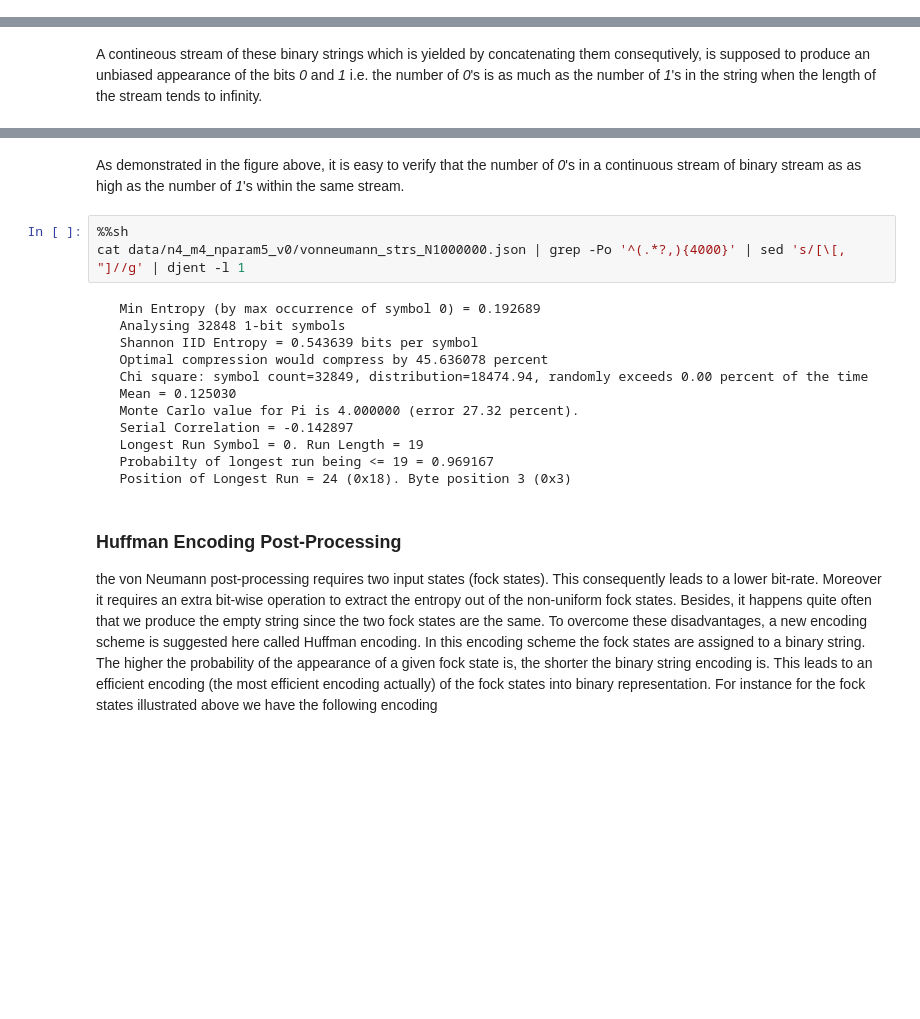
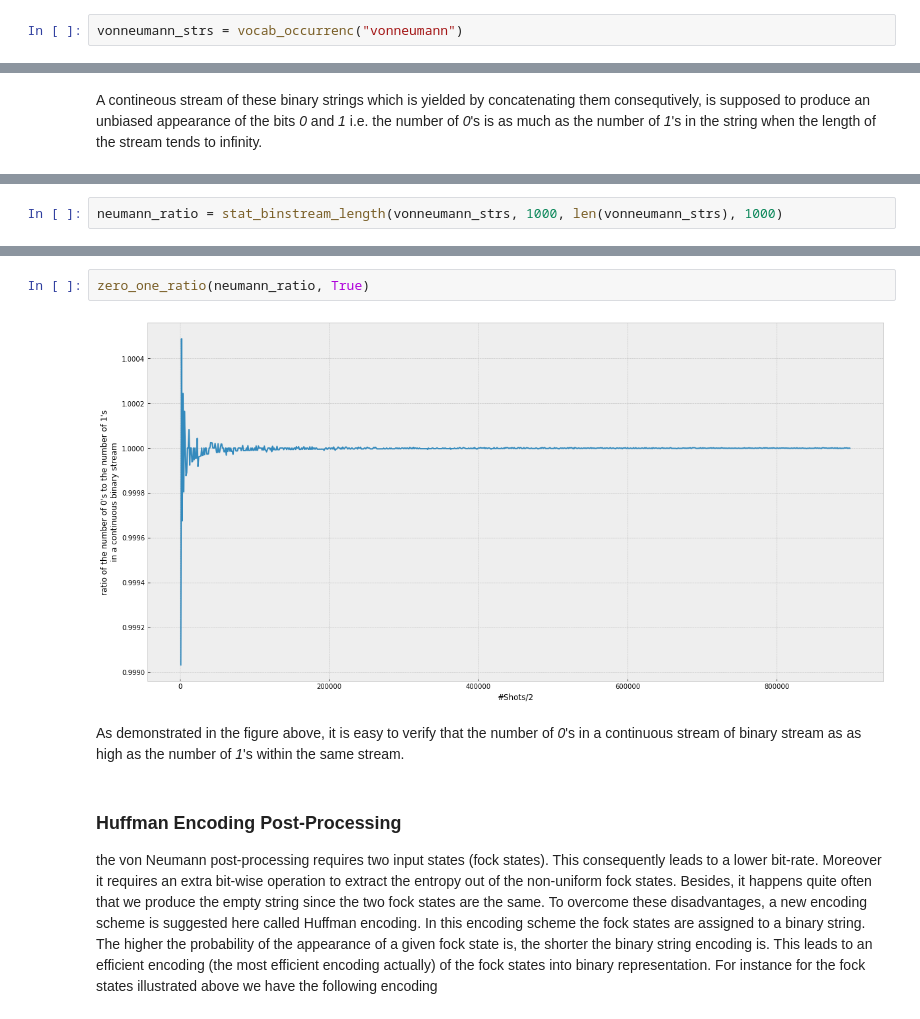
Before and after one commit to ymardoukhi/Random-number-generation-using-boson-sampling---ORCA-Computing, a Jupyter notebook: analysis.ipynb, the cells around one changed output, grey strips where cells are left out. Saved outputs shown, nothing was run; the diff lists cells and outputs as text; blank space fills up the shorter version.

Commit message:
permutation analysis added

```diff
--- a/analysis.ipynb
+++ b/analysis.ipynb
@@ -60,0 +84,2 @@ plt.xticks(rotation=90);
+# %%
+vonneumann_strs = vocab_occurrenc("vonneumann")
@@ -82,0 +90,2 @@ plt.xlabel("#Shots/2");
+# %%
+neumann_ratio = stat_binstream_length(vonneumann_strs, 1000, len(vonneumann_strs), 1000)
@@ -83,20 +101,9 @@ plt.xlabel("#Shots/2");
+# %%
+zero_one_ratio(neumann_ratio, True)
+# %% [output]
+[figure, added]
 # %% [markdown]
 As demonstrated in the figure above, it is easy to verify that the number of _0_'s in a continuous stream of binary stream as as high as the number of _1_'s within the same stream.
-# %%
-%%sh
-cat data/n4_m4_nparam5_v0/vonneumann_strs_N1000000.json | grep -Po '^(.*?,){4000}' | sed 's/[\[, "]//g' | djent -l 1
-# %% [output]
-   Min Entropy (by max occurrence of symbol 0) = 0.192689
-   Analysing 32848 1-bit symbols
-   Shannon IID Entropy = 0.543639 bits per symbol
-   Optimal compression would compress by 45.636078 percent
-   Chi square: symbol count=32849, distribution=18474.94, randomly exceeds 0.00 percent of the time
-   Mean = 0.125030
-   Monte Carlo value for Pi is 4.000000 (error 27.32 percent).
-   Serial Correlation = -0.142897
-   Longest Run Symbol = 0. Run Length = 19
-   Probabilty of longest run being <= 19 = 0.969167
-   Position of Longest Run = 24 (0x18). Byte position 3 (0x3)
 # %% [markdown]
 ### Huffman Encoding Post-Processing
 the von Neumann post-processing requires two input states (fock states). This consequently leads to a lower bit-rate. Moreover it requires an extra bit-wise operation to extract the entropy out of the non-uniform fock states. Besides, it happens quite often that we produce the empty string since the two fock states are the same. To overcome these disadvantages, a new encoding scheme is suggested here called Huffman encoding. In this encoding scheme the fock states are assigned to a binary string. The higher the probability of the appearance of a given fock state is, the shorter the binary string encoding is. This leads to an efficient encoding (the most efficient encoding actually) of the fock states into binary representation. For instance for the fock states illustrated above we have the following encoding
```
Also changed, not shown: parts of 19 cells of this notebook.
